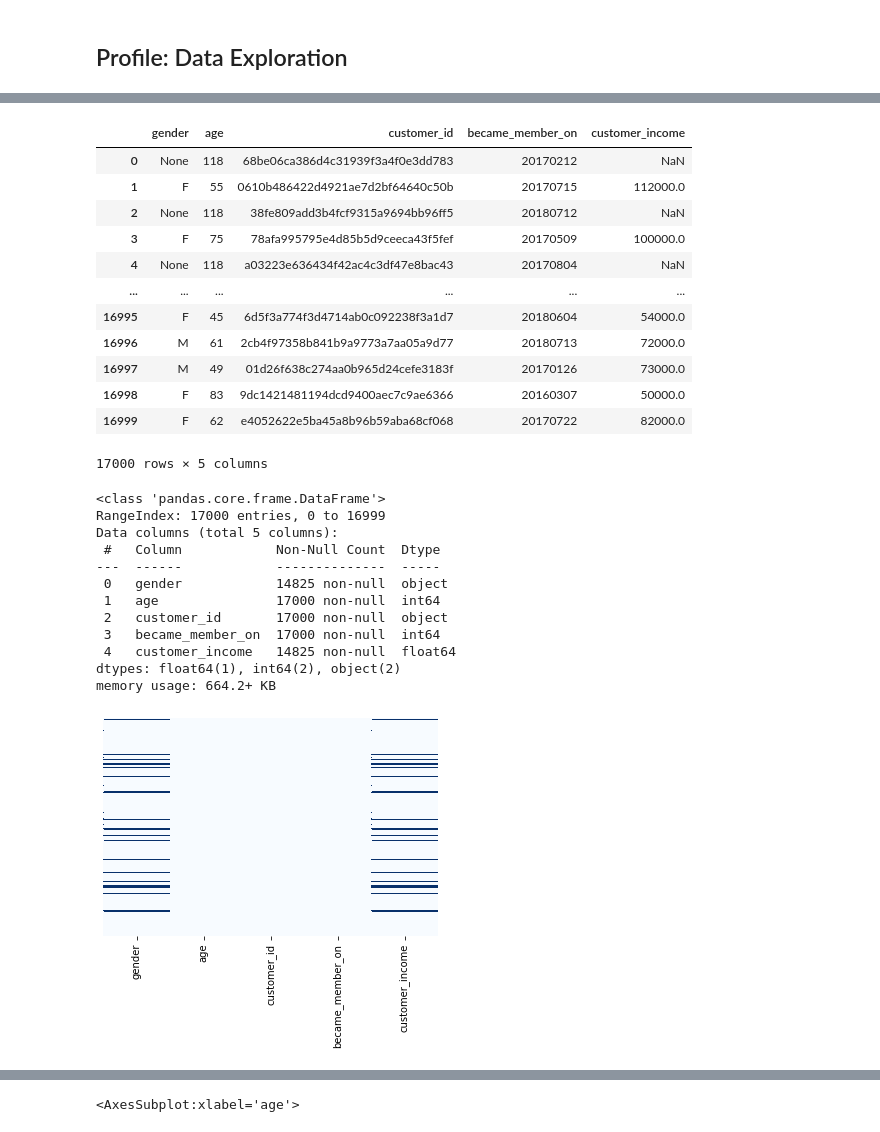
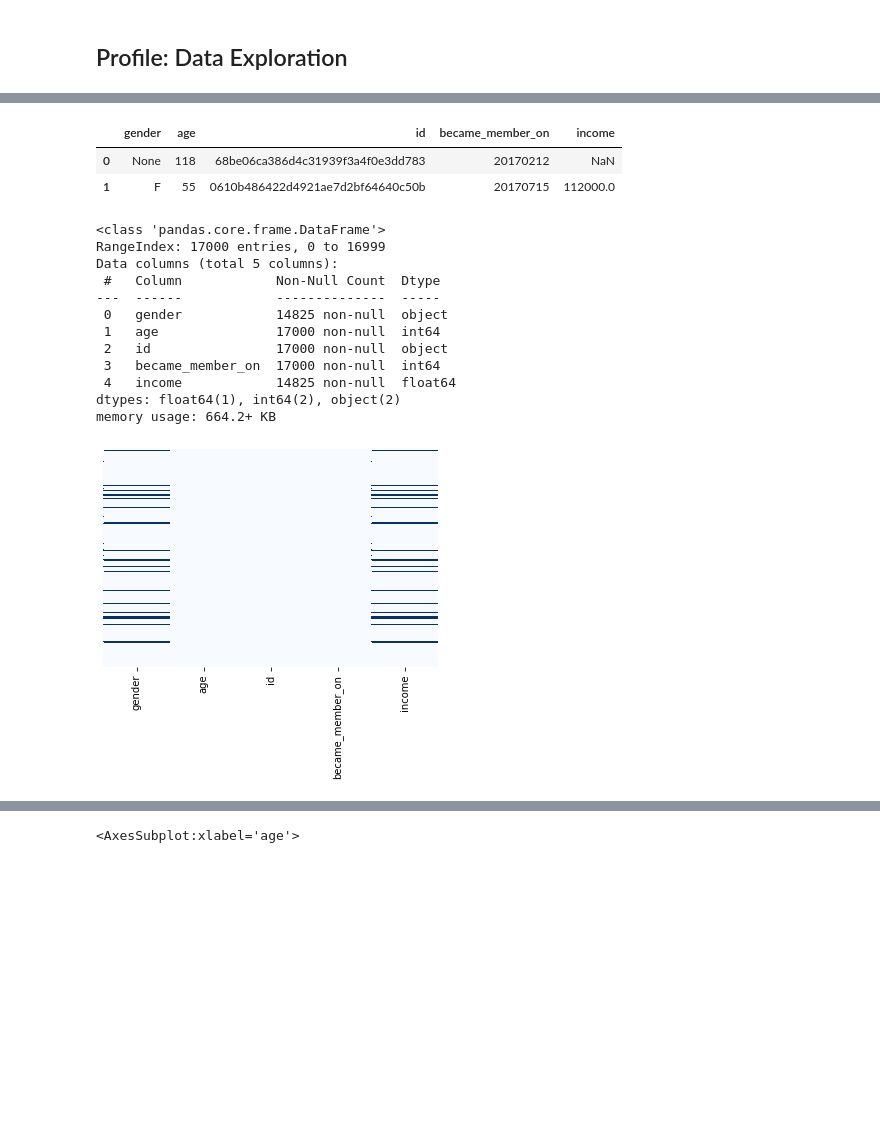
Before and after one commit to Arjunar92/Starbucks_Customer_Segmentation_Project, a Jupyter notebook: Starbucks_Capstone_Data_Exploration.ipynb, the cells around one changed output, grey strips where cells are left out. Drawn from its saved outputs; the diff is of its cells as text; code cells hidden in the pictures; blank space fills up the shorter version.

```diff
--- a/Starbucks_Capstone_Data_Exploration.ipynb
+++ b/Starbucks_Capstone_Data_Exploration.ipynb
@@ -86,15 +64,0 @@ def rename_cols(df, new_col_names):
-# %%
-#rename portfolio columns
-new_col_names_portfolio = {'difficulty':'offer_difficulty' , 'id':'offer_id',
-                 'duration':'offer_duration', 'reward': 'offer_reward'}
-portfolio  = rename_cols(portfolio, new_col_names_portfolio )
-
-
-#rename profile columns
-new_col_profile = {'id':'customer_id' , 'income':'customer_income'}
-profile = rename_cols(profile, new_col_profile )
-
-
-# Rename Transcript columns
-new_col_transcript = {'person': 'customer_id'}
-transcript = rename_cols(transcript, new_col_transcript)
@@ -149,19 +162,9 @@ Dataset description:
 # %%
-profile
+profile.head(2)
 # %% [output]
-|  | gender | age | customer_id | became_member_on | customer_income |
+|  | gender | age | id | became_member_on | income |
 | 0 | None | 118 | 68be06ca386d4c31939f3a4f0e3dd783 | 20170212 | NaN |
 | 1 | F | 55 | 0610b486422d4921ae7d2bf64640c50b | 20170715 | 112000.0 |
-| 2 | None | 118 | 38fe809add3b4fcf9315a9694bb96ff5 | 20180712 | NaN |
-| 3 | F | 75 | 78afa995795e4d85b5d9ceeca43f5fef | 20170509 | 100000.0 |
-| 4 | None | 118 | a03223e636434f42ac4c3df47e8bac43 | 20170804 | NaN |
-| ... | ... | ... | ... | ... | ... |
-| 16995 | F | 45 | 6d5f3a774f3d4714ab0c092238f3a1d7 | 20180604 | 54000.0 |
-| 16996 | M | 61 | 2cb4f97358b841b9a9773a7aa05a9d77 | 20180713 | 72000.0 |
-| 16997 | M | 49 | 01d26f638c274aa0b965d24cefe3183f | 20170126 | 73000.0 |
-| 16998 | F | 83 | 9dc1421481194dcd9400aec7c9ae6366 | 20160307 | 50000.0 |
-| 16999 | F | 62 | e4052622e5ba45a8b96b59aba68cf068 | 20170722 | 82000.0 |
-17000 rows × 5 columns
 # %%
 # Find and visualize Missing Data
 sns.heatmap(profile.isnull(), yticklabels = False, cbar = False, cmap="Blues")
@@ -175,12 +178,12 @@ Data columns (total 5 columns):
 ---  ------            --------------  -----
  0   gender            14825 non-null  object
  1   age               17000 non-null  int64
- 2   customer_id       17000 non-null  object
+ 2   id                17000 non-null  object
  3   became_member_on  17000 non-null  int64
- 4   customer_income   14825 non-null  float64
+ 4   income            14825 non-null  float64
 dtypes: float64(1), int64(2), object(2)
 memory usage: 664.2+ KB
-[figure, old version]
+[figure, new version]
 # %%
 profile.info()
 # %% [output]
```
Also changed, not shown: parts of 34 cells of this notebook.
